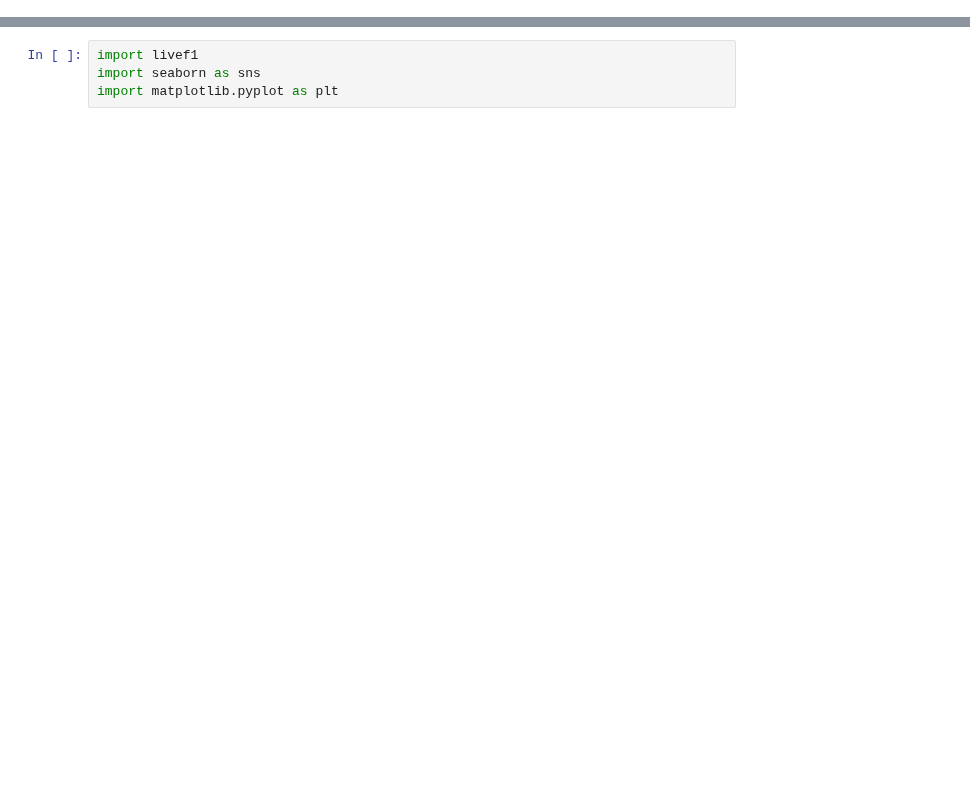
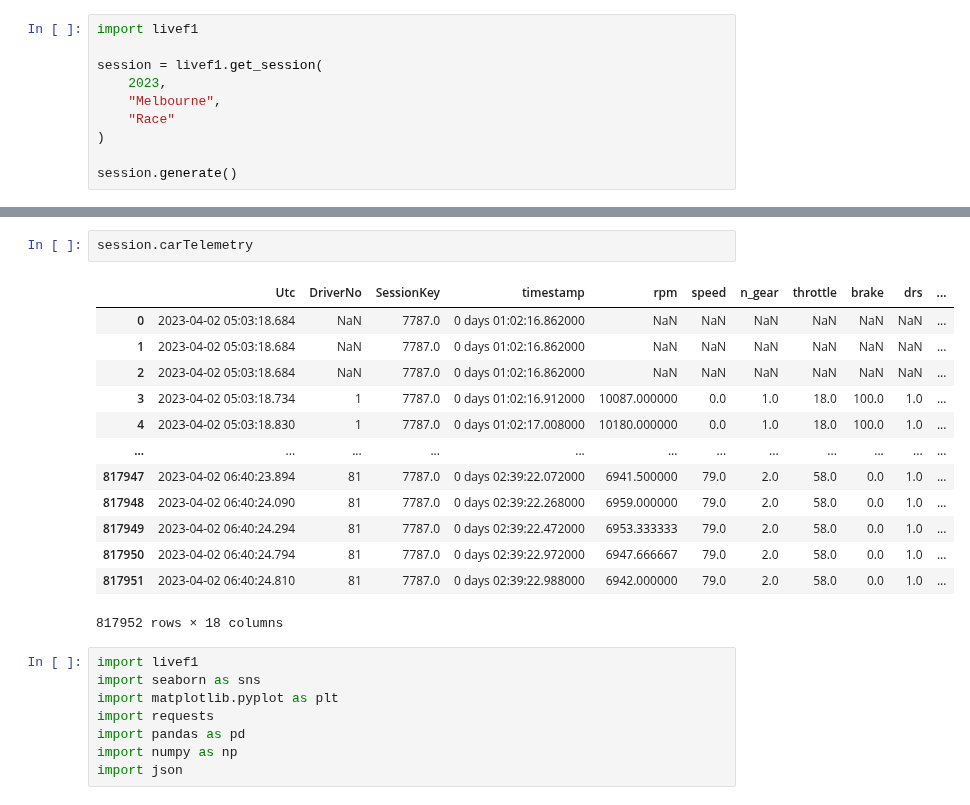
Before and after one commit to GoktugOcal/LiveF1, a Jupyter notebook: test.ipynb, the cells around one changed output, grey strips where cells are left out. Saved outputs shown, nothing was run; the diff lists cells and outputs as text; blank space fills up the shorter version.

```diff
--- a/test.ipynb
+++ b/test.ipynb
@@ -0,0 +10,10 @@
+# %%
+import livef1
+
+session = livef1.get_session(
+    2023,
+    "Melbourne",
+    "Race"
+)
+
+session.generate()
@@ -1,4 +54,24 @@
+# %%
+session.carTelemetry
+# %% [output]
+|  | Utc | DriverNo | SessionKey | timestamp | rpm | speed | n_gear | throttle | brake | drs | ... |
+| 0 | 2023-04-02 05:03:18.684 | NaN | 7787.0 | 0 days 01:02:16.862000 | NaN | NaN | NaN | NaN | NaN | NaN | ... |
+| 1 | 2023-04-02 05:03:18.684 | NaN | 7787.0 | 0 days 01:02:16.862000 | NaN | NaN | NaN | NaN | NaN | NaN | ... |
+| 2 | 2023-04-02 05:03:18.684 | NaN | 7787.0 | 0 days 01:02:16.862000 | NaN | NaN | NaN | NaN | NaN | NaN | ... |
+| 3 | 2023-04-02 05:03:18.734 | 1 | 7787.0 | 0 days 01:02:16.912000 | 10087.000000 | 0.0 | 1.0 | 18.0 | 100.0 | 1.0 | ... |
+| 4 | 2023-04-02 05:03:18.830 | 1 | 7787.0 | 0 days 01:02:17.008000 | 10180.000000 | 0.0 | 1.0 | 18.0 | 100.0 | 1.0 | ... |
+| ... | ... | ... | ... | ... | ... | ... | ... | ... | ... | ... | ... |
+| 817947 | 2023-04-02 06:40:23.894 | 81 | 7787.0 | 0 days 02:39:22.072000 | 6941.500000 | 79.0 | 2.0 | 58.0 | 0.0 | 1.0 | ... |
+| 817948 | 2023-04-02 06:40:24.090 | 81 | 7787.0 | 0 days 02:39:22.268000 | 6959.000000 | 79.0 | 2.0 | 58.0 | 0.0 | 1.0 | ... |
+| 817949 | 2023-04-02 06:40:24.294 | 81 | 7787.0 | 0 days 02:39:22.472000 | 6953.333333 | 79.0 | 2.0 | 58.0 | 0.0 | 1.0 | ... |
+| 817950 | 2023-04-02 06:40:24.794 | 81 | 7787.0 | 0 days 02:39:22.972000 | 6947.666667 | 79.0 | 2.0 | 58.0 | 0.0 | 1.0 | ... |
+| 817951 | 2023-04-02 06:40:24.810 | 81 | 7787.0 | 0 days 02:39:22.988000 | 6942.000000 | 79.0 | 2.0 | 58.0 | 0.0 | 1.0 | ... |
+817952 rows × 18 columns
 # %%
 import livef1
 import seaborn as sns
 import matplotlib.pyplot as plt
+import requests
+import pandas as pd
+import numpy as np
+import json
```
Also changed, not shown: parts of 17 cells of this notebook, 7 other files.
